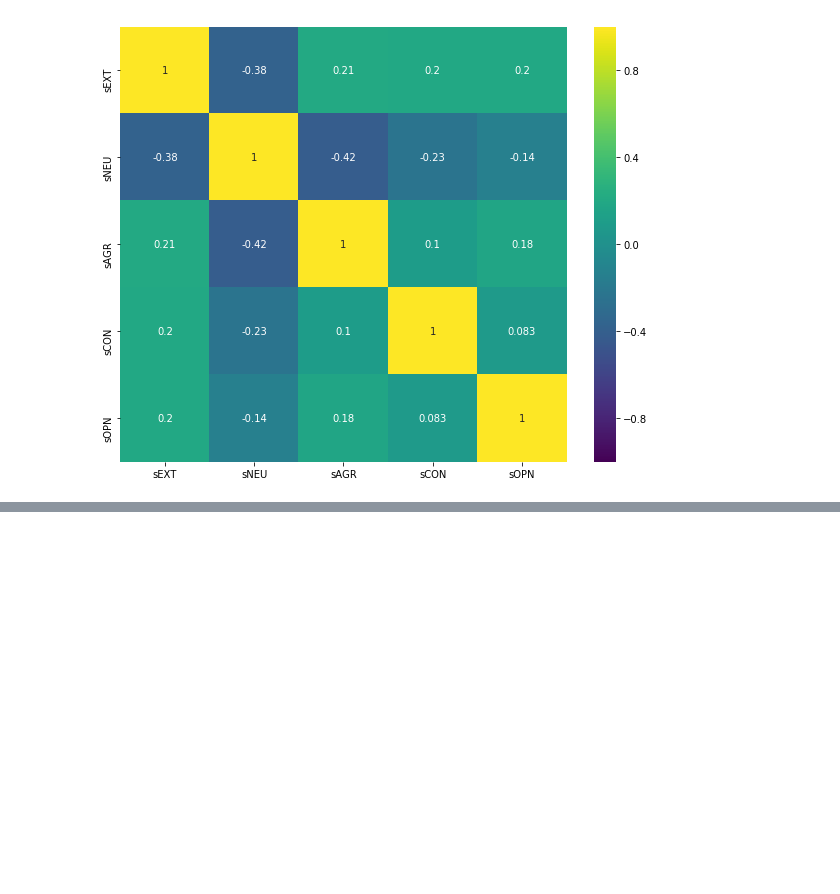
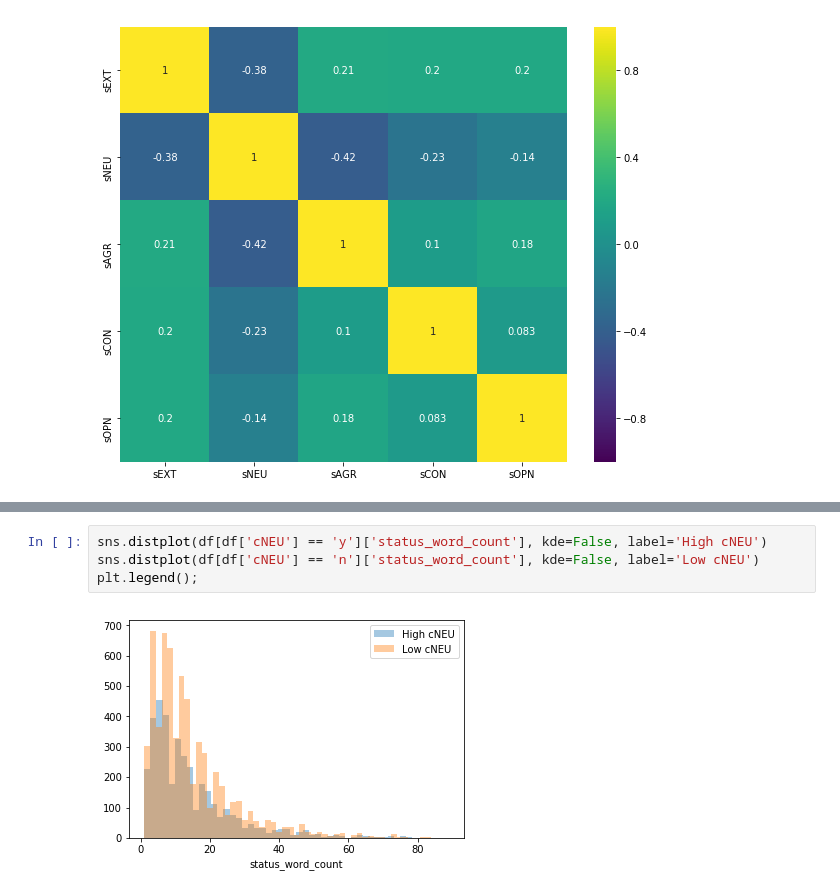
Before and after one commit to ga-curriculum/lab-nlp-eda, a Jupyter notebook: solution-code.ipynb, the cells around one changed output, grey strips where cells are left out. Drawn from its saved outputs; the diff is of its cells as text; blank space fills up the shorter version.

```diff
--- a/solution-code.ipynb
+++ b/solution-code.ipynb
@@ -254,0 +304,6 @@ sns.heatmap(unique_users.corr(),
+# %%
+sns.distplot(df[df['cNEU'] == 'y']['status_word_count'], kde=False, label='High cNEU')
+sns.distplot(df[df['cNEU'] == 'n']['status_word_count'], kde=False, label='Low cNEU')
+plt.legend();
+# %% [output]
+[figure, added]
```
Also changed, not shown: parts of 33 cells of this notebook.
